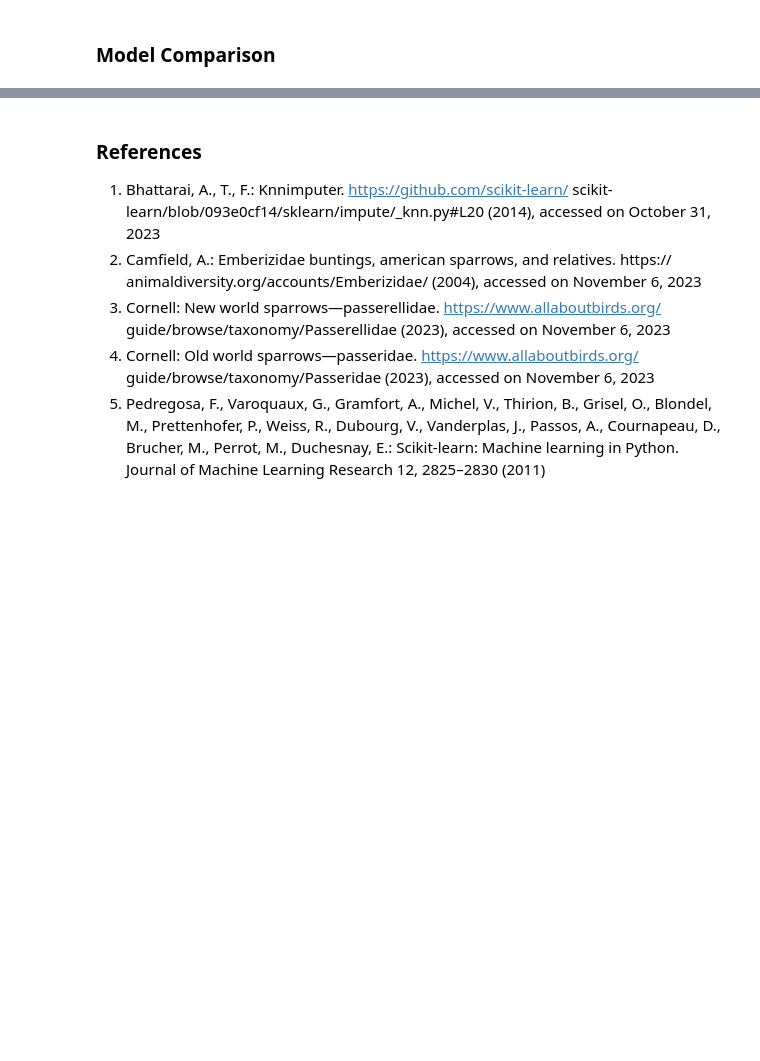
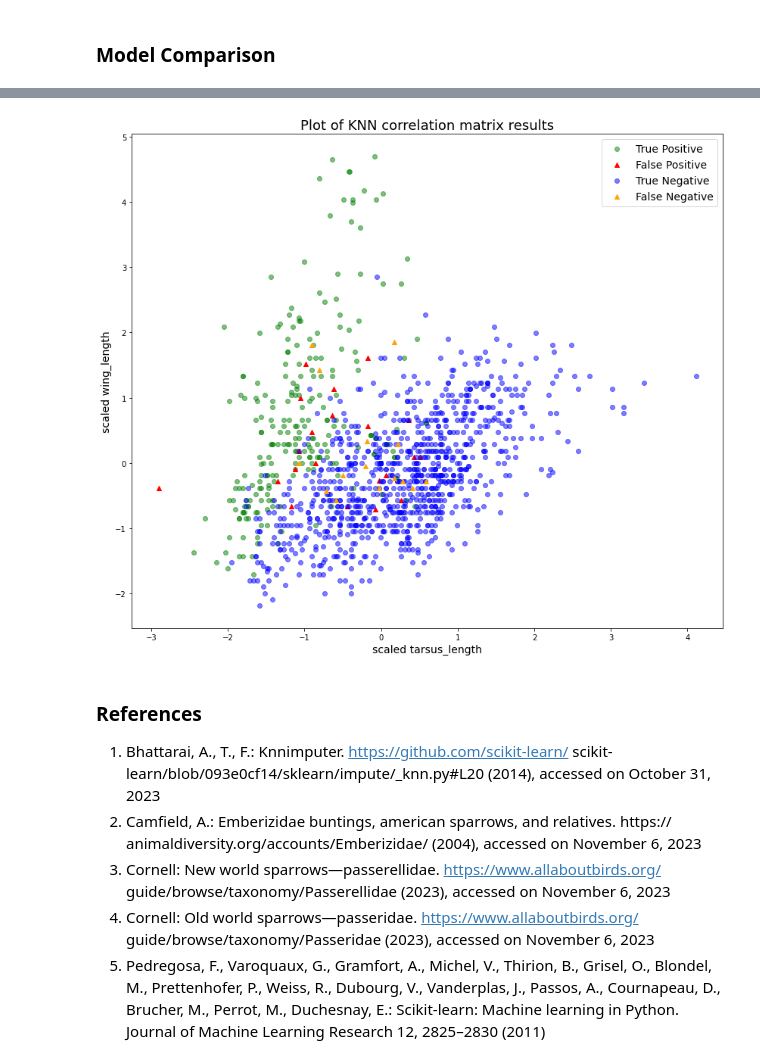
Before and after one commit to bethharvey/capstone-project, a Jupyter notebook: avonet_bird_identification.ipynb, the cells around one changed output, grey strips where cells are left out. Saved outputs shown, nothing was run; the diff lists cells and outputs as text; code cells hidden in the pictures; blank space fills up the shorter version.

```diff
--- a/avonet_bird_identification.ipynb
+++ b/avonet_bird_identification.ipynb
@@ -1170,3 +1269,41 @@ The KNN classifier had the best performance and little overfitting.
+# %%
+# Define function to plot a confusion matrix
+
+def plot2FeatureBinaryConfusion(data_set, feature1Label, feature2Label, targetLabel, predicted, positive=1, negative=0):
+## assumes that the target is 0/1
+
+
+    target = data_set[targetLabel]
+
+    # Filter with feature 1
+    feature1_positives = np.ma.masked_where(target==negative,
+                     data_set[feature1Label])
+    true_positive = np.ma.masked_where(predicted!=target, feature1_positives)
+    false_negative = np.ma.masked_where(predicted==target, feature1_positives)
+    feature1_negatives = np.ma.masked_where(target==positive,
+                     data_set[feature1Label])
+    true_negative = np.ma.masked_where(predicted!=target, feature1_negatives)
+    false_positive = np.ma.masked_where(predicted==target,feature1_negatives)
+
+
+    feature2 = data_set[feature2Label]
+    plt.figure(figsize = (14, 12))
+    plt.scatter(true_positive, feature2, c='green', marker='o', alpha = 0.5)
+    plt.scatter(false_positive, feature2, c='red', marker='^')
+    plt.scatter(true_negative, feature2, c='blue', marker='o', alpha = 0.5)
+    plt.scatter(false_negative, feature2, c='orange', marker='^')
+
+
+    plt.title('Plot of KNN correlation matrix results', fontsize = 18)
+    plt.xlabel(f'scaled {feature1Label}', fontsize = 14)
+    plt.ylabel(f'scaled {feature2Label}', fontsize = 14)
+    plt.legend(['True Positive', 'False Positive', 'True Negative', 'False Negative'], fontsize = 14)
+    plt.show()
+# %%
+# Use the features with the highest correlation to visualize the KNN classifier
+plot2FeatureBinaryConfusion(train_set, 'tarsus_length', 'wing_length', 'family', y_pred_knn_tune)
+# %% [output]
+[figure, added]
 # %% [markdown]
 ### References
 
```
Also changed, not shown: parts of 48 cells of this notebook, 1 other file.
